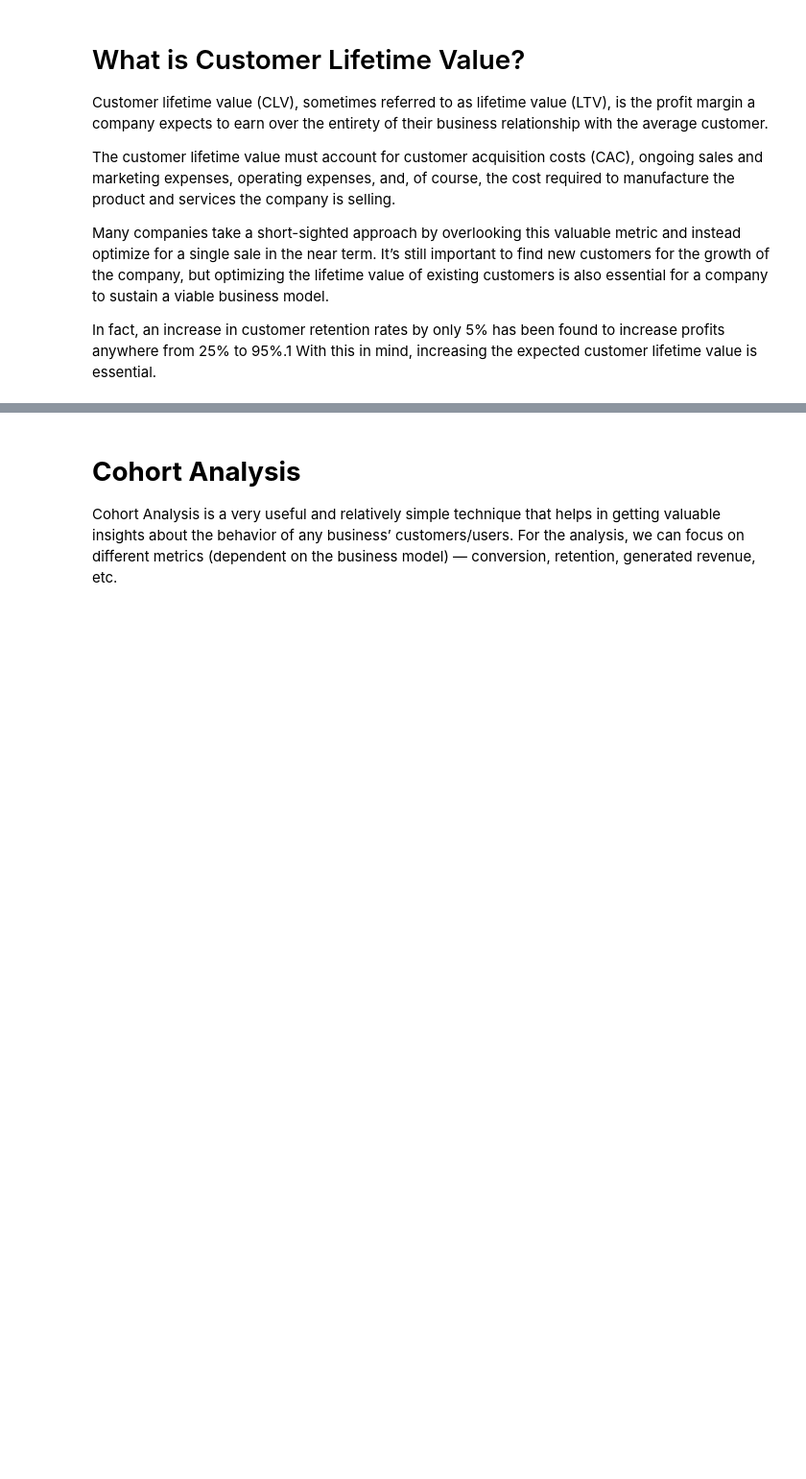
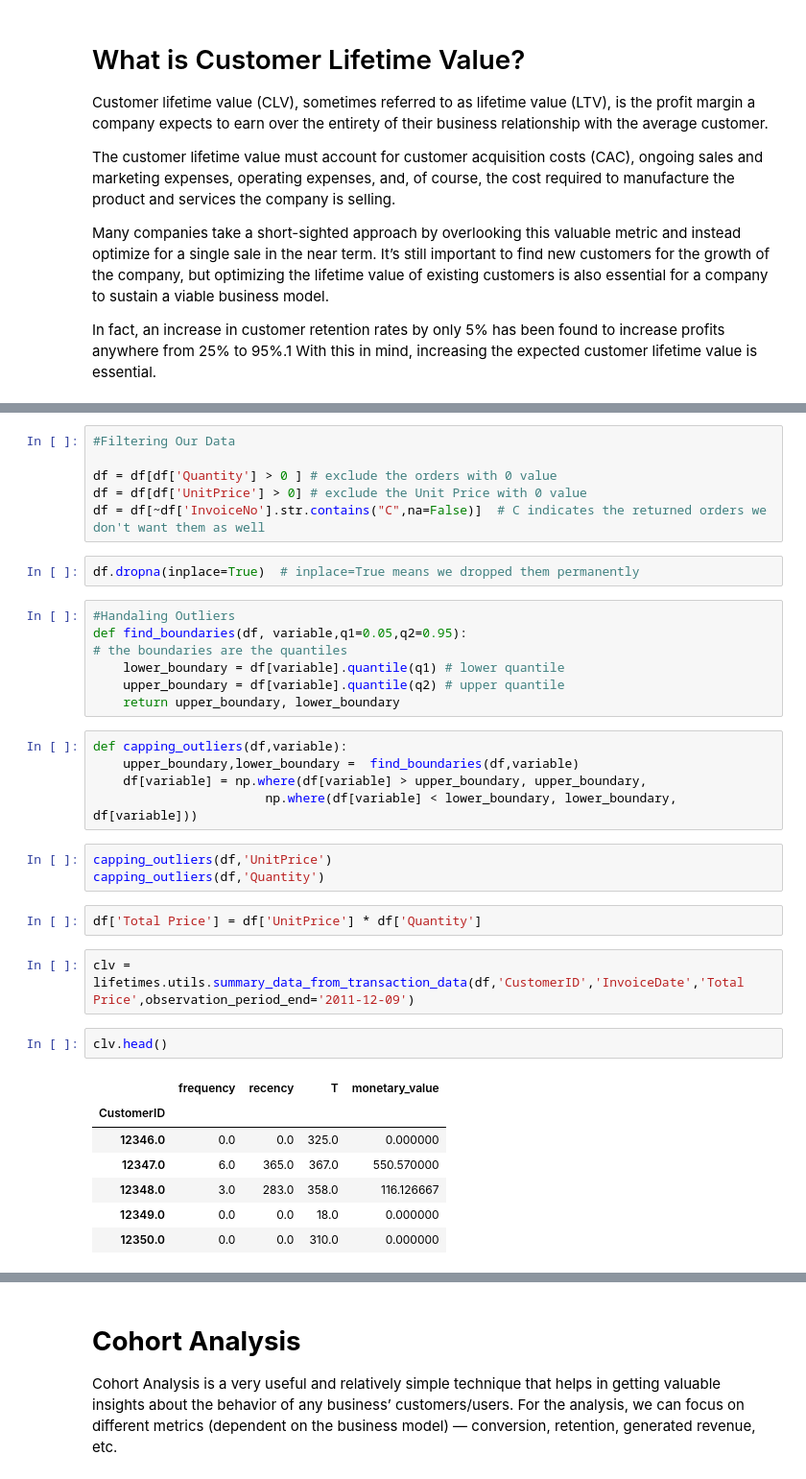
Before and after one commit to sandeepbansode/Basic_Python_Assignments, a Jupyter notebook: Capstone_Project_1_Propensity_Model.ipynb, the cells around one changed output, grey strips where cells are left out. Shown at 96% size. Saved outputs shown, nothing was run; the diff lists cells and outputs as text; blank space fills up the shorter version.

```diff
--- a/Capstone_Project_1_Propensity_Model.ipynb
+++ b/Capstone_Project_1_Propensity_Model.ipynb
@@ -991,0 +959,37 @@ pd.options.display.float_format = '{:,.0f}'.format
+# %%
+#Filtering Our Data
+
+df = df[df['Quantity'] > 0 ] # exclude the orders with 0 value
+df = df[df['UnitPrice'] > 0] # exclude the Unit Price with 0 value
+df = df[~df['InvoiceNo'].str.contains("C",na=False)]  # C indicates the returned orders we don't want them as well
+# %%
+df.dropna(inplace=True)  # inplace=True means we dropped them permanently
+# %%
+#Handaling Outliers
+def find_boundaries(df, variable,q1=0.05,q2=0.95):
+# the boundaries are the quantiles
+    lower_boundary = df[variable].quantile(q1) # lower quantile
+    upper_boundary = df[variable].quantile(q2) # upper quantile
+    return upper_boundary, lower_boundary
+# %%
+def capping_outliers(df,variable):
+    upper_boundary,lower_boundary =  find_boundaries(df,variable)
+    df[variable] = np.where(df[variable] > upper_boundary, upper_boundary,
+                       np.where(df[variable] < lower_boundary, lower_boundary, df[variable]))
+# %%
+capping_outliers(df,'UnitPrice')
+capping_outliers(df,'Quantity')
+# %%
+df['Total Price'] = df['UnitPrice'] * df['Quantity']
+# %%
+clv = lifetimes.utils.summary_data_from_transaction_data(df,'CustomerID','InvoiceDate','Total Price',observation_period_end='2011-12-09')
+# %%
+clv.head()
+# %% [output]
+|  | frequency | recency | T | monetary_value |
+| CustomerID |  |  |  |  |
+| 12346.0 | 0.0 | 0.0 | 325.0 | 0.000000 |
+| 12347.0 | 6.0 | 365.0 | 367.0 | 550.570000 |
+| 12348.0 | 3.0 | 283.0 | 358.0 | 116.126667 |
+| 12349.0 | 0.0 | 0.0 | 18.0 | 0.000000 |
+| 12350.0 | 0.0 | 0.0 | 310.0 | 0.000000 |
```
Also changed, not shown: parts of 12 cells of this notebook.
